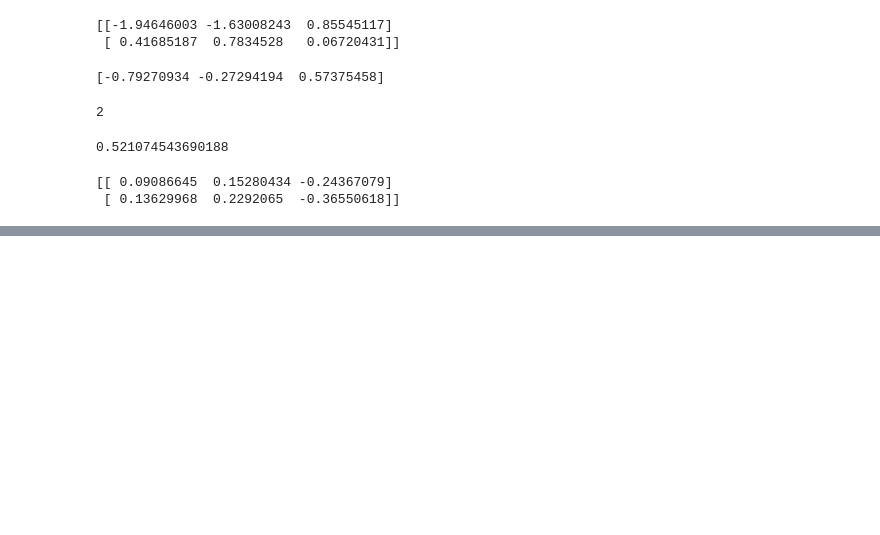
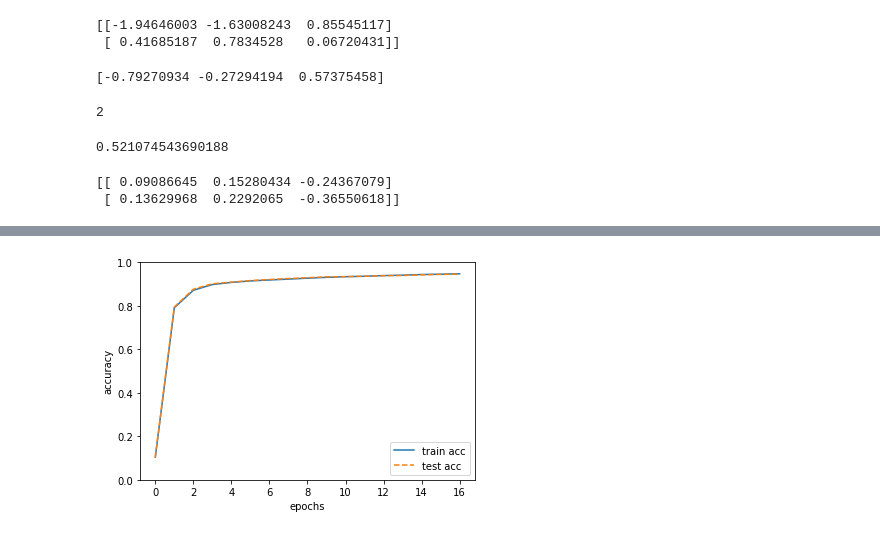
Before and after one commit to seok-jin/coding_study, a Jupyter notebook: deep_learning_from_scratch_1/ch04/ch04_.ipynb, the cells around one changed output, grey strips where cells are left out. Cells and saved outputs as stored; diff of their text form; code cells hidden in the pictures; blank space fills up the shorter version.

```diff
--- a/deep_learning_from_scratch_1/ch04/ch04_.ipynb
+++ b/deep_learning_from_scratch_1/ch04/ch04_.ipynb
@@ -227,0 +372,14 @@ for i in range(iters_num):
+# %%
+
+# 그래프 그리기
+markers = {'train': 'o', 'test': 's'}
+x = np.arange(len(train_acc_list))
+plt.plot(x, train_acc_list, label='train acc')
+plt.plot(x, test_acc_list, label='test acc', linestyle='--')
+plt.xlabel("epochs")
+plt.ylabel("accuracy")
+plt.ylim(0, 1.0)
+plt.legend(loc='lower right')
+plt.show()
+# %% [output]
+[figure, added]
```
Also changed, not shown: parts of 3 cells of this notebook, 2 other files.
